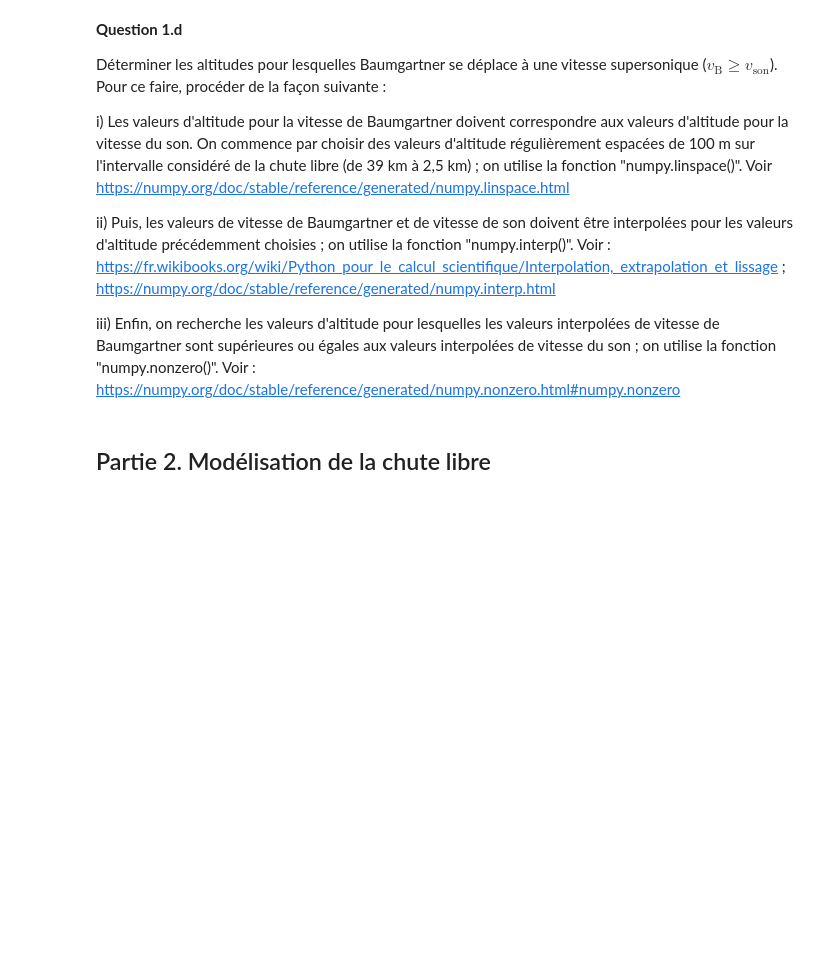
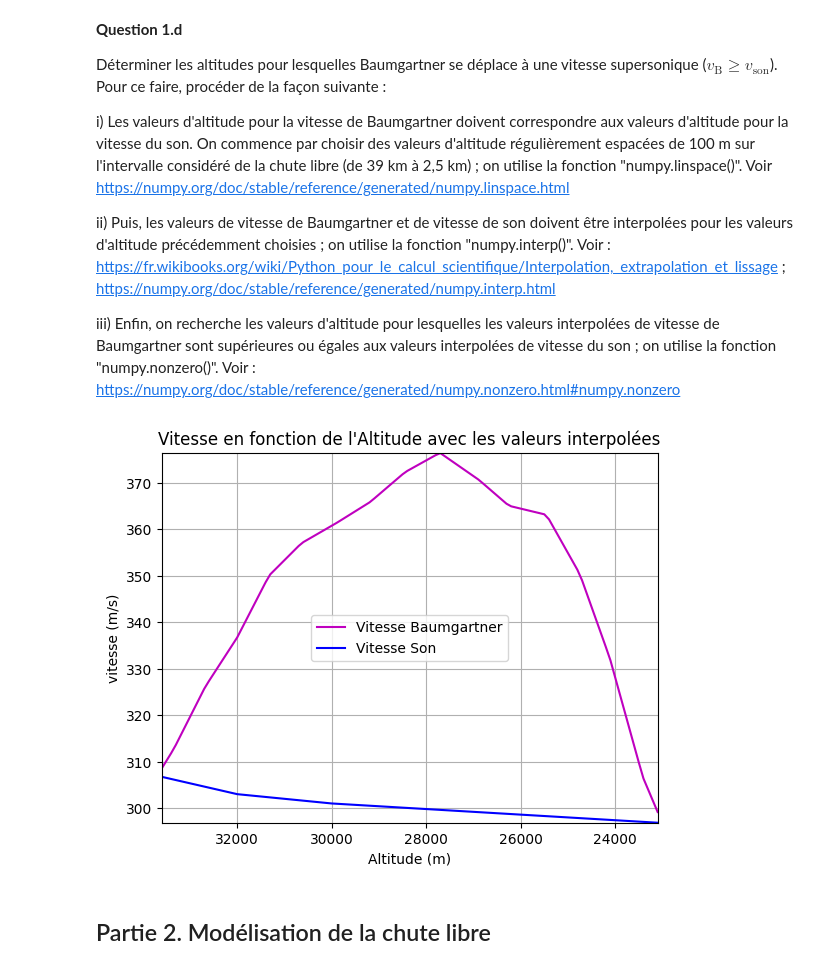
Before and after one commit to IsabelaCaldeira/ChuteLibre, a Jupyter notebook: CHUTE-LIBRE_Notebook-pour-etudiants_2022.ipynb, the cells around one changed output. Drawn from its saved outputs; the diff is of its cells as text; code cells hidden in the pictures; blank space fills up the shorter version.

```diff
--- a/CHUTE-LIBRE_Notebook-pour-etudiants_2022.ipynb
+++ b/CHUTE-LIBRE_Notebook-pour-etudiants_2022.ipynb
@@ -97,6 +100,34 @@ i) Les valeurs d'altitude pour la vitesse de Baumgartner doivent correspondre au
 ii) Puis, les valeurs de vitesse de Baumgartner et de vitesse de son doivent être interpolées pour les valeurs d'altitude précédemment choisies ; on utilise la fonction "numpy.interp()". Voir : https://fr.wikibooks.org/wiki/Python_pour_le_calcul_scientifique/Interpolation,_extrapolation_et_lissage ; https://numpy.org/doc/stable/reference/generated/numpy.interp.html
 
 iii) Enfin, on recherche les valeurs d'altitude pour lesquelles les valeurs interpolées de vitesse de Baumgartner sont supérieures ou égales aux valeurs interpolées de vitesse du son ; on utilise la fonction "numpy.nonzero()". Voir : https://numpy.org/doc/stable/reference/generated/numpy.nonzero.html#numpy.nonzero
+# %%
+#Question i
+zB_start = int(zB[-1])
+zB_end = int(zB[0])
+zB_reg100 = np.linspace(zB_start, zB_end, num = (zB_start - zB_end) // 100 + 1)
+
+#Question ii
+vB_interp = np.interp(zB_reg100, zB, vB)
+vS_interp = np.interp(zB_reg100, zS, vS)
+
+#Question iii
+v_indices = np.nonzero(vB_interp >= vS_interp)[0]
+
+zB_superiorVS = zB_reg100[v_indices]
+vB_superiorVS = vB_interp[v_indices]
+vS_superior   = vS_interp[v_indices]
+
+plt.axis([max(zB_superiorVS),min(zB_superiorVS),min(vS_superior),max(vB_superiorVS)])
+plt.plot(zB_superiorVS, vB_superiorVS, '-m',label='Baumgartner')
+plt.plot(zB_superiorVS, vS_superior, '-b',label='Son')
+plt.grid()
+plt.title("Vitesse en fonction de l'Altitude avec les valeurs interpolées")
+plt.xlabel('Altitude (m)')
+plt.ylabel ('vitesse (m/s)')
+plt.legend(['Vitesse Baumgartner', 'Vitesse Son'])
+plt.show()
+# %% [output]
+[figure, added]
 # %% [markdown]
 ## Partie 2. Modélisation de la chute libre
 # %% [markdown]
```
Also changed, not shown: parts of 3 cells of this notebook.
